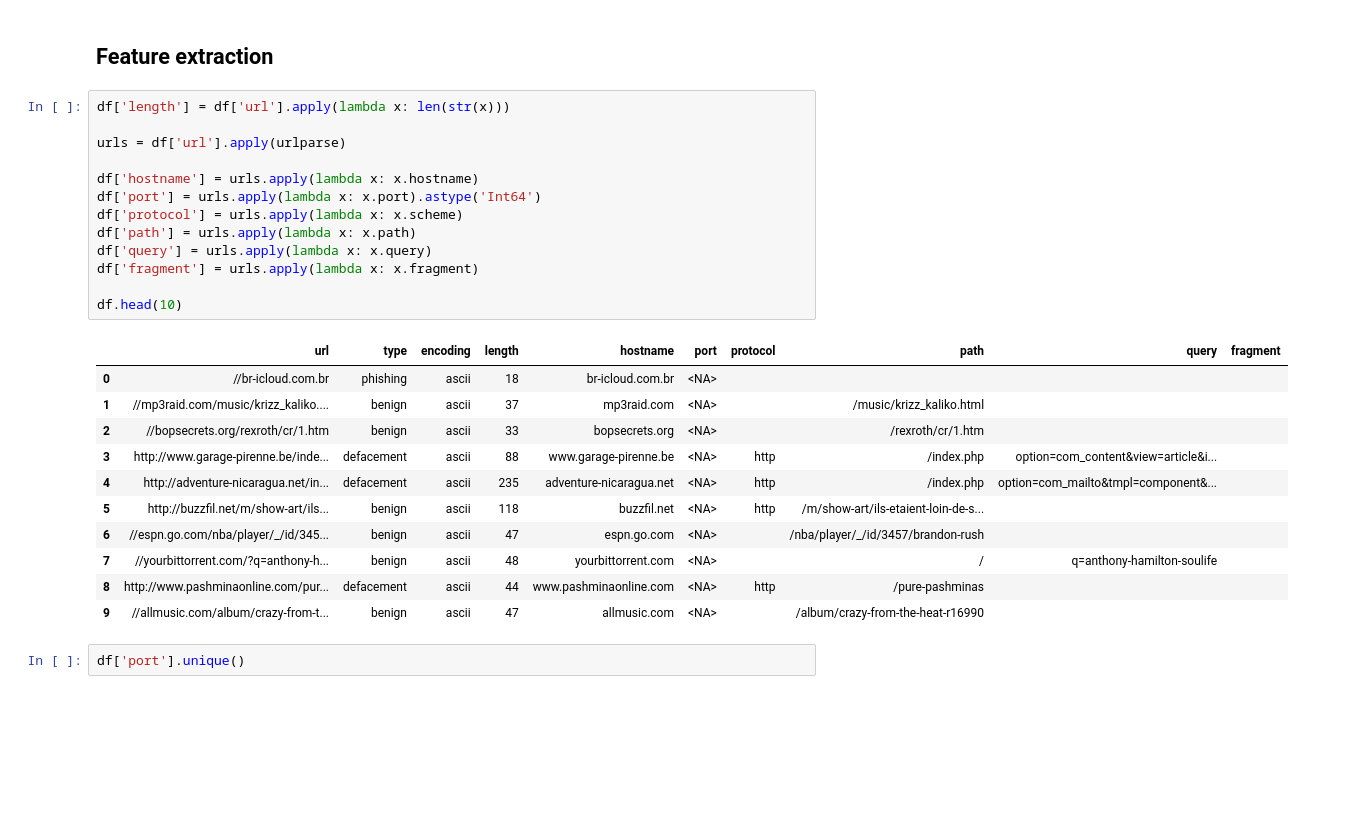
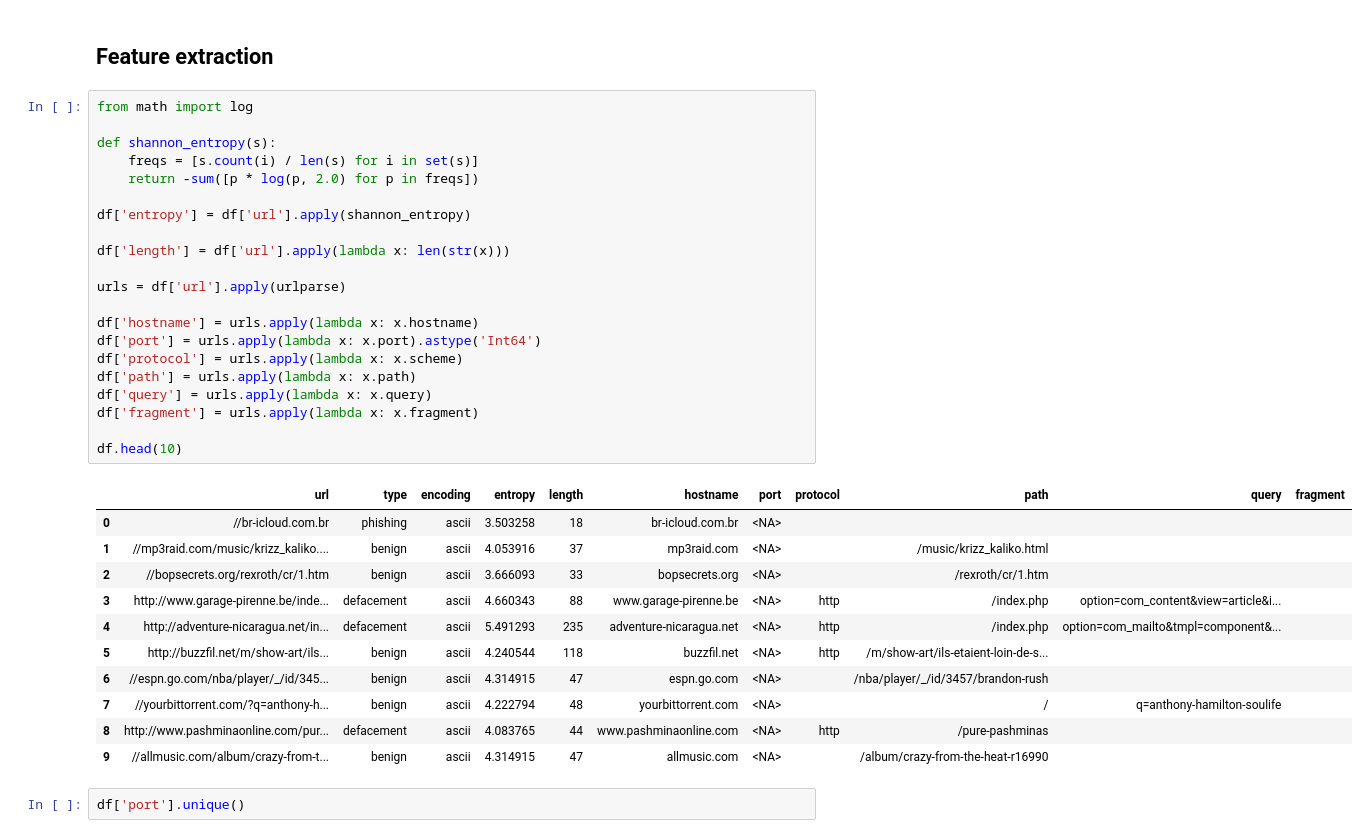
Before and after one commit to Metalcape/url-classifier, a Jupyter notebook: url-classifier.ipynb, the cells around one changed output. Saved outputs shown, nothing was run; the diff lists cells and outputs as text; blank space fills up the shorter version.

```diff
--- a/url-classifier.ipynb
+++ b/url-classifier.ipynb
@@ -202,30 +202,38 @@ df.drop_duplicates(inplace=True, subset=['url'], keep='last')
 # %% [markdown]
 ## Feature extraction
 # %%
+from math import log
+
+def shannon_entropy(s):
+    freqs = [s.count(i) / len(s) for i in set(s)]
+    return -sum([p * log(p, 2.0) for p in freqs])
+
+df['entropy'] = df['url'].apply(shannon_entropy)
+
 df['length'] = df['url'].apply(lambda x: len(str(x)))
 
 urls = df['url'].apply(urlparse)
 
 df['hostname'] = urls.apply(lambda x: x.hostname)
 df['port'] = urls.apply(lambda x: x.port).astype('Int64')
 df['protocol'] = urls.apply(lambda x: x.scheme)
 df['path'] = urls.apply(lambda x: x.path)
 df['query'] = urls.apply(lambda x: x.query)
 df['fragment'] = urls.apply(lambda x: x.fragment)
 
 df.head(10)
 # %% [output]
-|  | url | type | encoding | length | hostname | port | protocol | path | query | fragment |
-| 0 | //br-icloud.com.br | phishing | ascii | 18 | br-icloud.com.br | <NA> |  |  |  |  |
-| 1 | //mp3raid.com/music/krizz_kaliko.... | benign | ascii | 37 | mp3raid.com | <NA> |  | /music/krizz_kaliko.html |  |  |
-| 2 | //bopsecrets.org/rexroth/cr/1.htm | benign | ascii | 33 | bopsecrets.org | <NA> |  | /rexroth/cr/1.htm |  |  |
-| 3 | http://www.garage-pirenne.be/inde... | defacement | ascii | 88 | www.garage-pirenne.be | <NA> | http | /index.php | option=com_content&view=article&i... |  |
-| 4 | http://adventure-nicaragua.net/in... | defacement | ascii | 235 | adventure-nicaragua.net | <NA> | http | /index.php | option=com_mailto&tmpl=component&... |  |
-| 5 | http://buzzfil.net/m/show-art/ils... | benign | ascii | 118 | buzzfil.net | <NA> | http | /m/show-art/ils-etaient-loin-de-s... |  |  |
-| 6 | //espn.go.com/nba/player/_/id/345... | benign | ascii | 47 | espn.go.com | <NA> |  | /nba/player/_/id/3457/brandon-rush |  |  |
-| 7 | //yourbittorrent.com/?q=anthony-h... | benign | ascii | 48 | yourbittorrent.com | <NA> |  | / | q=anthony-hamilton-soulife |  |
-| 8 | http://www.pashminaonline.com/pur... | defacement | ascii | 44 | www.pashminaonline.com | <NA> | http | /pure-pashminas |  |  |
-| 9 | //allmusic.com/album/crazy-from-t... | benign | ascii | 47 | allmusic.com | <NA> |  | /album/crazy-from-the-heat-r16990 |  |  |
+|  | url | type | encoding | entropy | length | hostname | port | protocol | path | query | fragment |
+| 0 | //br-icloud.com.br | phishing | ascii | 3.503258 | 18 | br-icloud.com.br | <NA> |  |  |  |  |
+| 1 | //mp3raid.com/music/krizz_kaliko.... | benign | ascii | 4.053916 | 37 | mp3raid.com | <NA> |  | /music/krizz_kaliko.html |  |  |
+| 2 | //bopsecrets.org/rexroth/cr/1.htm | benign | ascii | 3.666093 | 33 | bopsecrets.org | <NA> |  | /rexroth/cr/1.htm |  |  |
+| 3 | http://www.garage-pirenne.be/inde... | defacement | ascii | 4.660343 | 88 | www.garage-pirenne.be | <NA> | http | /index.php | option=com_content&view=article&i... |  |
+| 4 | http://adventure-nicaragua.net/in... | defacement | ascii | 5.491293 | 235 | adventure-nicaragua.net | <NA> | http | /index.php | option=com_mailto&tmpl=component&... |  |
+| 5 | http://buzzfil.net/m/show-art/ils... | benign | ascii | 4.240544 | 118 | buzzfil.net | <NA> | http | /m/show-art/ils-etaient-loin-de-s... |  |  |
+| 6 | //espn.go.com/nba/player/_/id/345... | benign | ascii | 4.314915 | 47 | espn.go.com | <NA> |  | /nba/player/_/id/3457/brandon-rush |  |  |
+| 7 | //yourbittorrent.com/?q=anthony-h... | benign | ascii | 4.222794 | 48 | yourbittorrent.com | <NA> |  | / | q=anthony-hamilton-soulife |  |
+| 8 | http://www.pashminaonline.com/pur... | defacement | ascii | 4.083765 | 44 | www.pashminaonline.com | <NA> | http | /pure-pashminas |  |  |
+| 9 | //allmusic.com/album/crazy-from-t... | benign | ascii | 4.314915 | 47 | allmusic.com | <NA> |  | /album/crazy-from-the-heat-r16990 |  |  |
 # %%
 df['port'].unique()
 # %% [output]
```
Also changed, not shown: parts of 10 cells of this notebook, 1 other file.
